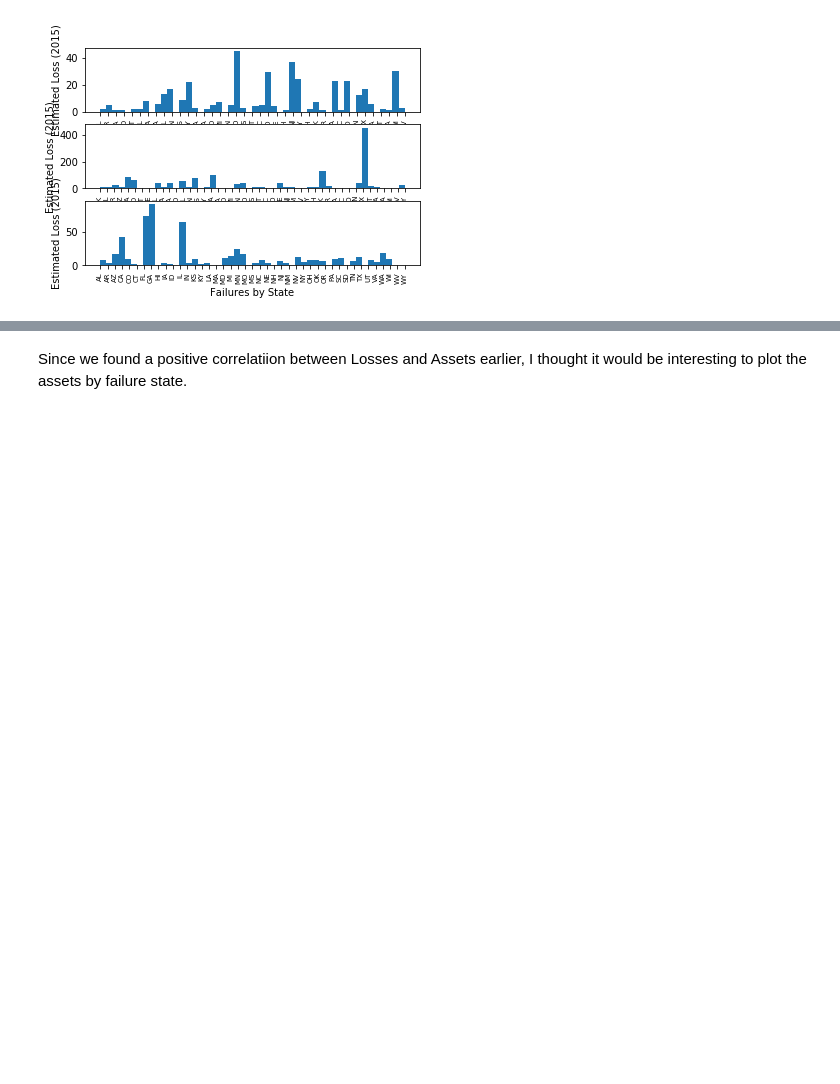
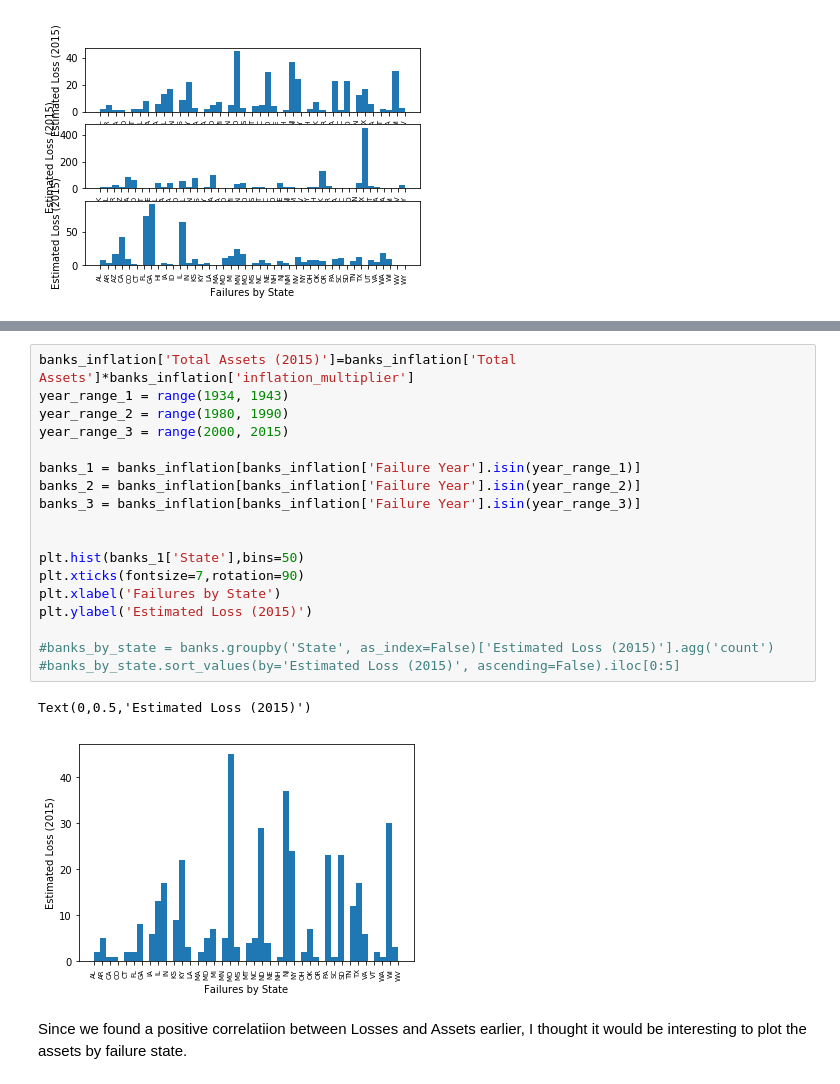
Before and after one commit to bar10009/Thinkful-Capstone-, a Jupyter notebook: Capstone Project 2018 (1).ipynb, the cells around one changed output, grey strips where cells are left out. Drawn from its saved outputs; the diff is of its cells as text; blank space fills up the shorter version.

```diff
--- a/Capstone Project 2018 (1).ipynb
+++ b/Capstone Project 2018 (1).ipynb
@@ -392,3 +436,24 @@ Text(0,0.5,'Estimated Loss (2015)')
+# %%
+banks_inflation['Total Assets (2015)']=banks_inflation['Total Assets']*banks_inflation['inflation_multiplier']
+year_range_1 = range(1934, 1943)
+year_range_2 = range(1980, 1990)
+year_range_3 = range(2000, 2015)
+
+banks_1 = banks_inflation[banks_inflation['Failure Year'].isin(year_range_1)]
+banks_2 = banks_inflation[banks_inflation['Failure Year'].isin(year_range_2)]
+banks_3 = banks_inflation[banks_inflation['Failure Year'].isin(year_range_3)]
+
+
+plt.hist(banks_1['State'],bins=50)
+plt.xticks(fontsize=7,rotation=90)
+plt.xlabel('Failures by State')
+plt.ylabel('Estimated Loss (2015)')
+
+#banks_by_state = banks.groupby('State', as_index=False)['Estimated Loss (2015)'].agg('count')
+#banks_by_state.sort_values(by='Estimated Loss (2015)', ascending=False).iloc[0:5]
+# %% [output]
+Text(0,0.5,'Estimated Loss (2015)')
+[figure, added]
 # %% [markdown]
 Since we found a positive correlatiion between Losses and Assets earlier, I thought it would be interesting to plot the assets by failure state.
 # %%
```
Also changed, not shown: parts of 31 cells of this notebook.
